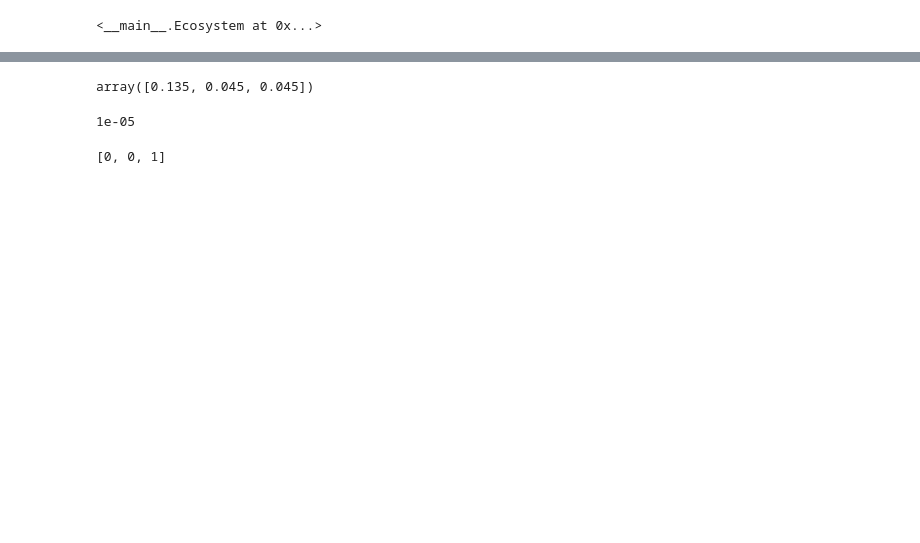
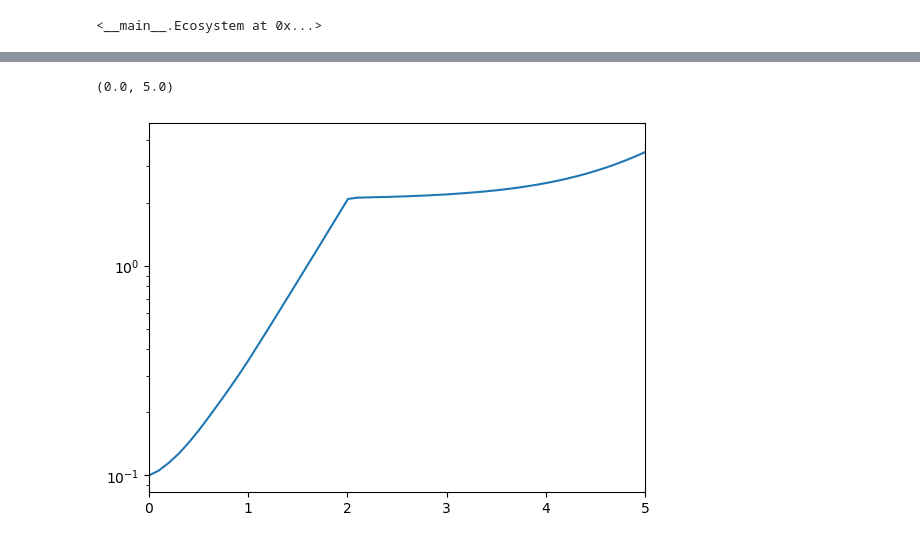
Before and after one commit to gchure/diauxic_flux_parity, a Jupyter notebook: software/dev/community_equations.ipynb, the cells around one changed output, grey strips where cells are left out. Saved outputs shown, nothing was run; the diff lists cells and outputs as text; code cells hidden in the pictures; blank space fills up the shorter version.

```diff
--- a/software/dev/community_equations.ipynb
+++ b/software/dev/community_equations.ipynb
@@ -338,2 +372,4 @@ class SelfReplicator():
 # %%
 cell = FluxParityAllocator({'strategy': 'static', 'alpha':[0.75, 0.25, 0], 'nu_max':[10, 5, 2]})
+masses = [1, 0, 0, 1, 1, 1E-5, 1E-5]
+nutrients = [0.001, 0.001, 0.001]
@@ -390,12 +375,0 @@ NameError: name 'params' is not defined
-# %%
-phi_Mb
-# %% [output]
-array([0.135, 0.045, 0.045])
-# %%
-tRNA_c
-# %% [output]
-1e-05
-# %%
-M_Mb
-# %% [output]
-[0, 0, 1]
@@ -401,0 +409,28 @@ M_Mb
+# %%
+suballocation = {'strategy': 'dynamic',
+                'K': [1E-5, 1E-5],
+                'n': [1, 1],
+                'nu_max': [10, 4]}
+species = FluxParityAllocator(suballocation, label=1)
+
+ecosystem_args = {'num_nutrients': 2, 'species':[species],
+                  'inflow_rate':0, 'outflow_rate':0, 'degradation_rate':0,
+                  'feed_conc':[0, 0]}
+M0 = 0.1 * 1.5E17
+masses = np.array([0.1 * M0, 0.1 * M0, 0.25 * M0, 0.55 * M0, 1E-5, 1E-5])
+params = list(masses)
+for i in range(2):
+    params.append(0.01)
+
+time_range = np.linspace(0, 30, 300)
+sol = scipy.integrate.solve_ivp(integrate_ecosystem, [0, 30], params, args=(ecosystem_args,),
+                                method='LSODA', t_eval=time_range)
+# %%
+y = sol.y.T
+M = [np.sum(y[i][:4]) for i in range(len(sol.t))]
+import matplotlib.pyplot as plt
+plt.semilogy(sol.t, np.array(M) / 1.5E17)
+plt.xlim(0, 5)
+# %% [output]
+(0.0, 5.0)
+[figure, added]
```
Also changed, not shown: parts of 7 cells of this notebook, 5 other files.
